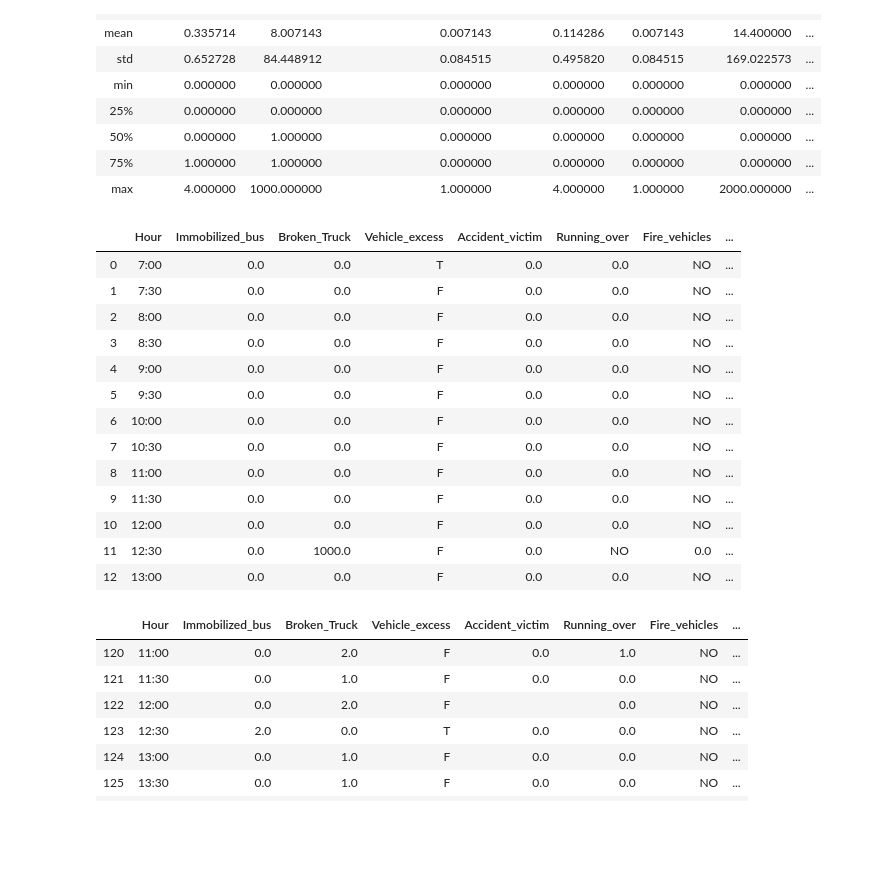
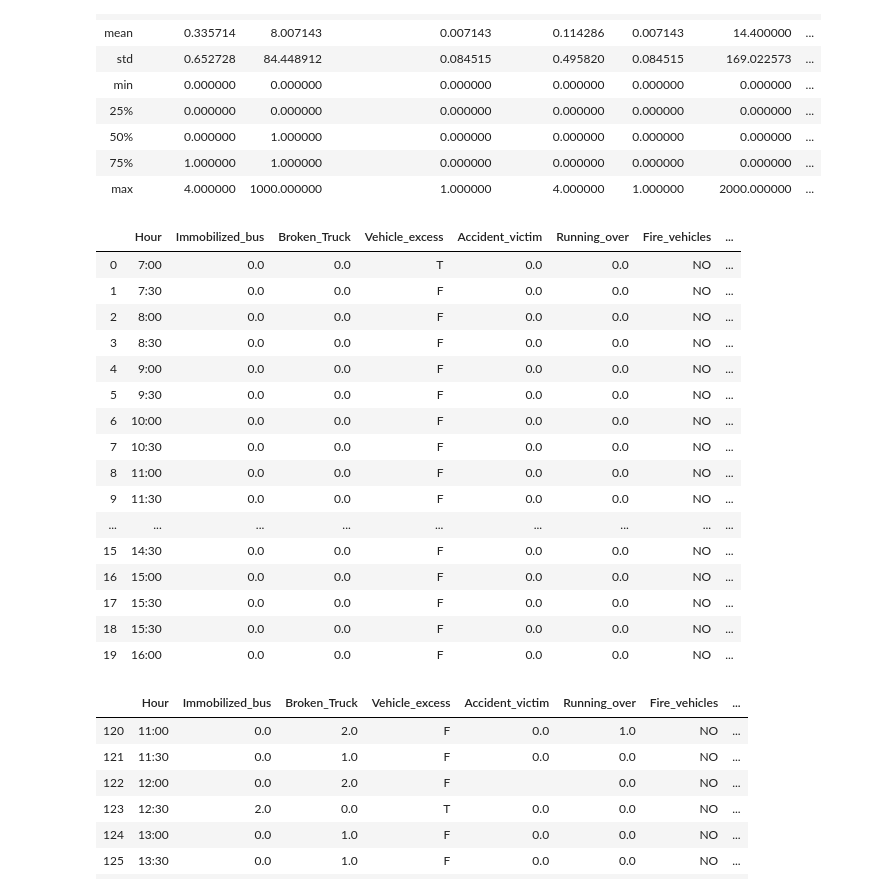
Before and after one commit to bhargavaapoorv/DataScienceOnTraffic, a Jupyter notebook: Feature Engg Project_Urban Traffic Prediction.ipynb, the cells around one changed output. Saved outputs shown, nothing was run; the diff lists cells and outputs as text; code cells hidden in the pictures; blank space fills up the shorter version.

```diff
--- a/Feature Engg Project_Urban Traffic Prediction.ipynb
+++ b/Feature Engg Project_Urban Traffic Prediction.ipynb
@@ -58,22 +58,25 @@ df.describe()
 | 75% | 1.000000 | 1.000000 | 0.000000 | 0.000000 | 0.000000 | 0.000000 | ... |
 | max | 4.000000 | 1000.000000 | 1.000000 | 4.000000 | 1.000000 | 2000.000000 | ... |
 # %%
-df.head(13)
+df.head(20)
 # %% [output]
 |  | Hour | Immobilized_bus | Broken_Truck | Vehicle_excess | Accident_victim | Running_over | Fire_vehicles | ... |
 | 0 | 7:00 | 0.0 | 0.0 | T | 0.0 | 0.0 | NO | ... |
 | 1 | 7:30 | 0.0 | 0.0 | F | 0.0 | 0.0 | NO | ... |
 | 2 | 8:00 | 0.0 | 0.0 | F | 0.0 | 0.0 | NO | ... |
 | 3 | 8:30 | 0.0 | 0.0 | F | 0.0 | 0.0 | NO | ... |
 | 4 | 9:00 | 0.0 | 0.0 | F | 0.0 | 0.0 | NO | ... |
 | 5 | 9:30 | 0.0 | 0.0 | F | 0.0 | 0.0 | NO | ... |
 | 6 | 10:00 | 0.0 | 0.0 | F | 0.0 | 0.0 | NO | ... |
 | 7 | 10:30 | 0.0 | 0.0 | F | 0.0 | 0.0 | NO | ... |
 | 8 | 11:00 | 0.0 | 0.0 | F | 0.0 | 0.0 | NO | ... |
 | 9 | 11:30 | 0.0 | 0.0 | F | 0.0 | 0.0 | NO | ... |
-| 10 | 12:00 | 0.0 | 0.0 | F | 0.0 | 0.0 | NO | ... |
-| 11 | 12:30 | 0.0 | 1000.0 | F | 0.0 | NO | 0.0 | ... |
-| 12 | 13:00 | 0.0 | 0.0 | F | 0.0 | 0.0 | NO | ... |
+| ... | ... | ... | ... | ... | ... | ... | ... | ... |
+| 15 | 14:30 | 0.0 | 0.0 | F | 0.0 | 0.0 | NO | ... |
+| 16 | 15:00 | 0.0 | 0.0 | F | 0.0 | 0.0 | NO | ... |
+| 17 | 15:30 | 0.0 | 0.0 | F | 0.0 | 0.0 | NO | ... |
+| 18 | 15:30 | 0.0 | 0.0 | F | 0.0 | 0.0 | NO | ... |
+| 19 | 16:00 | 0.0 | 0.0 | F | 0.0 | 0.0 | NO | ... |
 # %%
 df.tail(n = 20)
 # %% [output]
```
Also changed, not shown: parts of 18 cells of this notebook.
